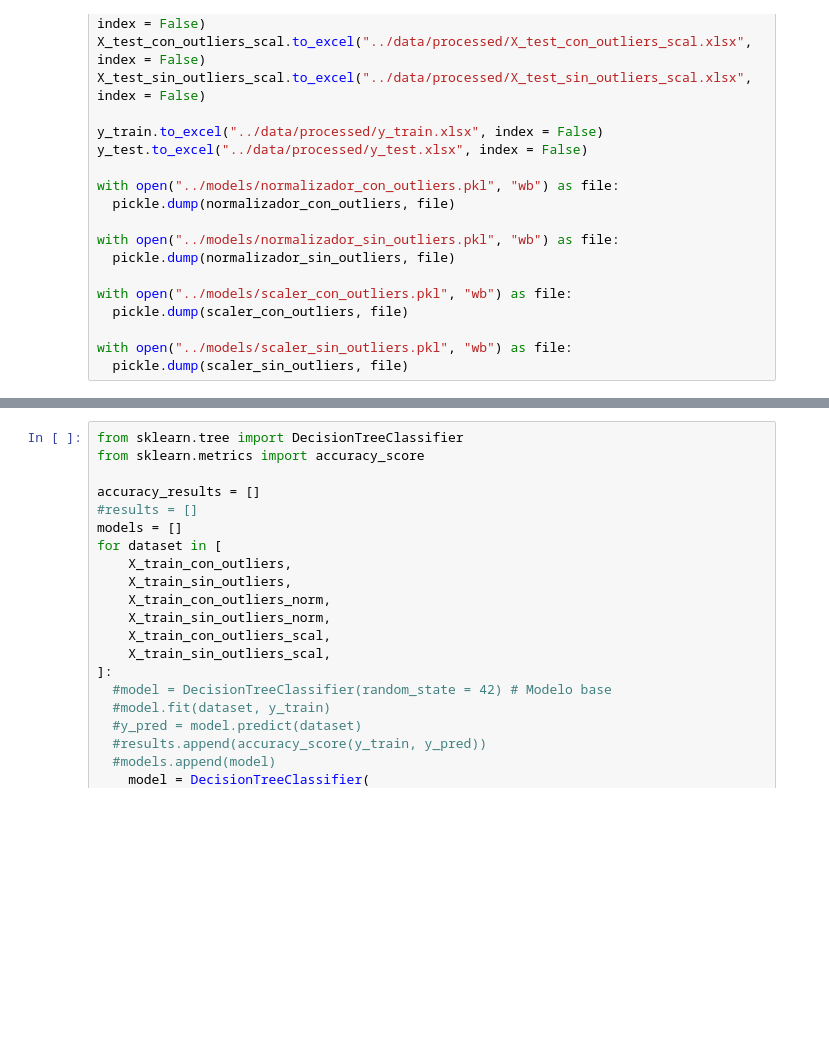
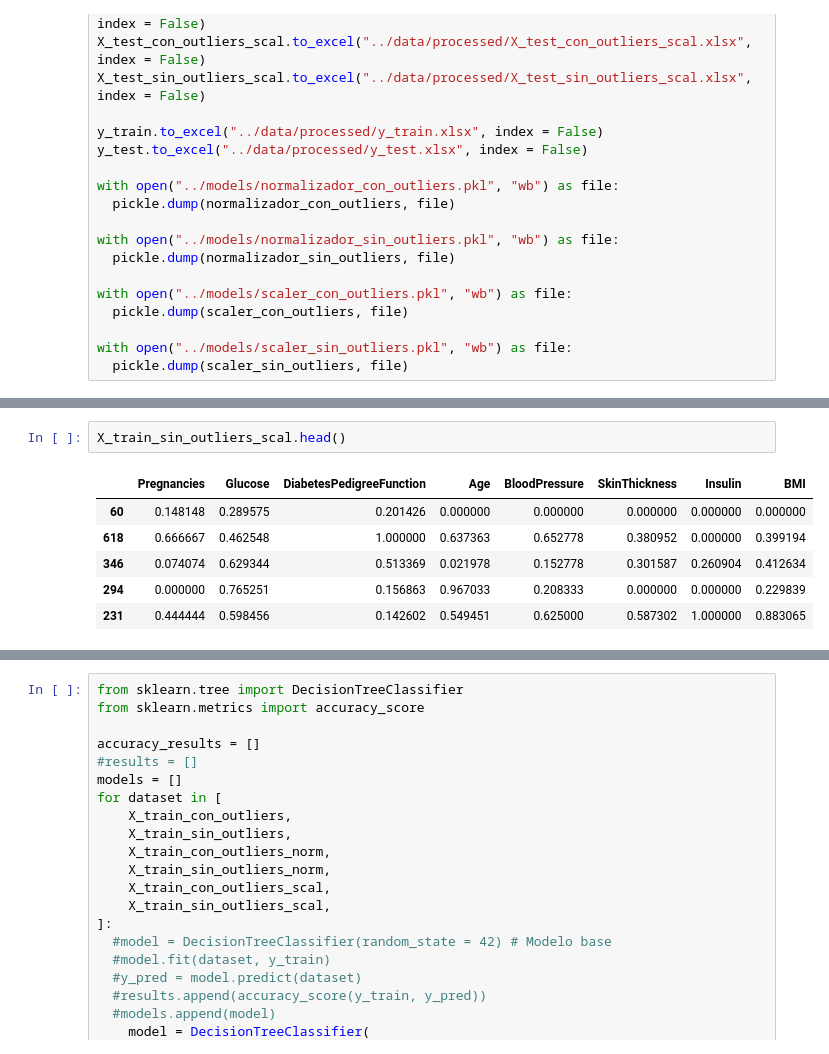
Before and after one commit to 4GeeksAcademy/Tulio-Gimenez-Tutorial-del-Proyecto-Arbol-de-Decision, a Jupyter notebook: src/explore.ipynb, the cells around one changed output, grey strips where cells are left out. Saved outputs shown, nothing was run; the diff lists cells and outputs as text; blank space fills up the shorter version.

```diff
--- a/src/explore.ipynb
+++ b/src/explore.ipynb
@@ -485,2 +527,11 @@ with open("../models/scaler_sin_outliers.pkl", "wb") as file:
+# %%
+X_train_sin_outliers_scal.head()
+# %% [output]
+|  | Pregnancies | Glucose | DiabetesPedigreeFunction | Age | BloodPressure | SkinThickness | Insulin | BMI |
+| 60 | 0.148148 | 0.289575 | 0.201426 | 0.000000 | 0.000000 | 0.000000 | 0.000000 | 0.000000 |
+| 618 | 0.666667 | 0.462548 | 1.000000 | 0.637363 | 0.652778 | 0.380952 | 0.000000 | 0.399194 |
+| 346 | 0.074074 | 0.629344 | 0.513369 | 0.021978 | 0.152778 | 0.301587 | 0.260904 | 0.412634 |
+| 294 | 0.000000 | 0.765251 | 0.156863 | 0.967033 | 0.208333 | 0.000000 | 0.000000 | 0.229839 |
+| 231 | 0.444444 | 0.598456 | 0.142602 | 0.549451 | 0.625000 | 0.587302 | 1.000000 | 0.883065 |
 # %%
 from sklearn.ensemble import RandomForestClassifier
```
Also changed, not shown: parts of 6 cells of this notebook, 16 other files.
